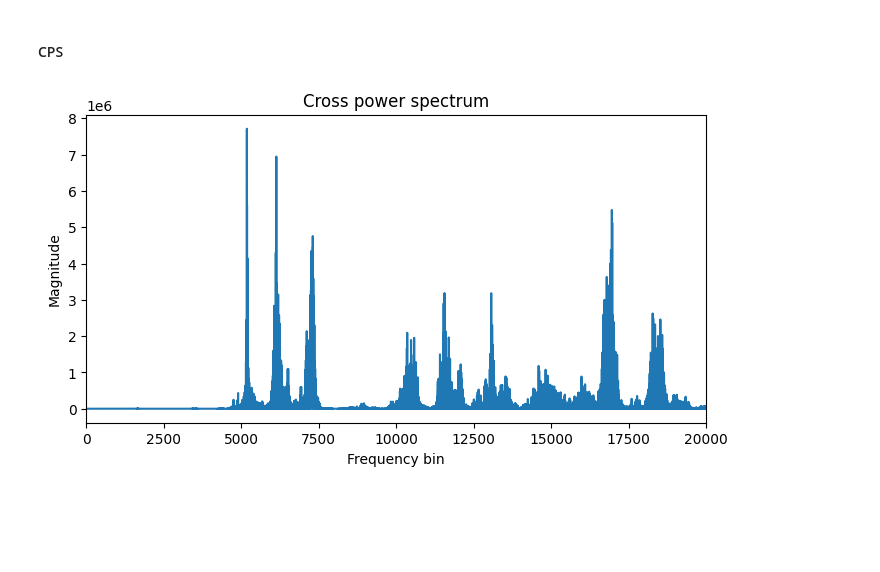
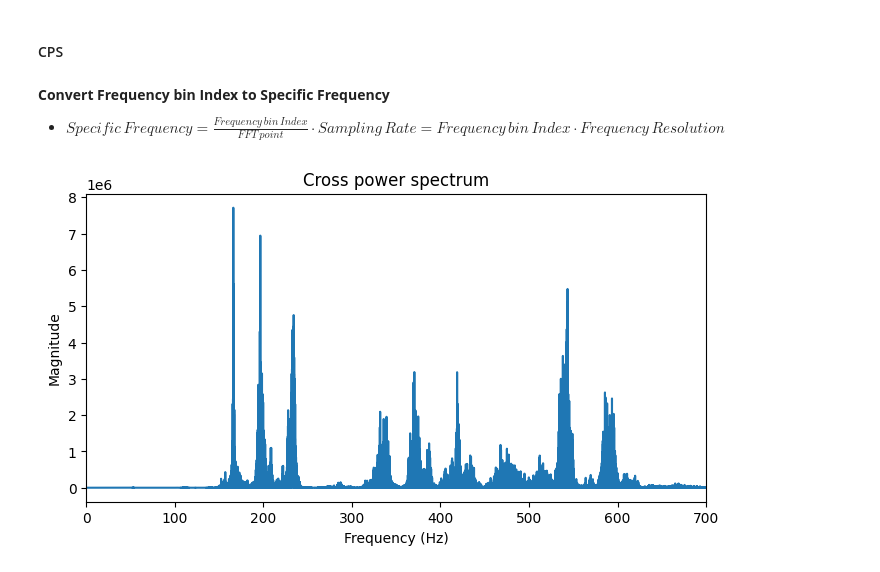
Before and after one commit to YuseonChoi/DoA-estimation, a Jupyter notebook: gcc-phat-frequency-analysis.ipynb, the cells around one changed output. Drawn from its saved outputs; the diff is of its cells as text; code cells hidden in the pictures; blank space fills up the shorter version.

Commit message:
edit GCC-PHAT frequency analysis

```diff
--- a/gcc-phat-frequency-analysis.ipynb
+++ b/gcc-phat-frequency-analysis.ipynb
@@ -94,13 +101,20 @@ plt.show()
 [figure]
 # %% [markdown]
 #### CPS
+# %% [markdown]
+**Convert Frequency bin Index to Specific Frequency**
+- $Specific \, Frequency = \frac{Frequency \, bin \, Index}{FFT \, point} \cdot Sampling \, Rate = Frequency \, bin \, Index \cdot Frequency \, Resolution$
+# %%
+# frequency array
+# n is 1017600, fft result is (1017600/2)+1=508801
+frequency = np.fft.rfftfreq(n, d=1/sr)
 # %%
 plt.figure(figsize=(8,4))
 plt.title("Cross power spectrum")
-plt.xlabel("Frequency bin")
+plt.xlabel("Frequency (Hz)")
 plt.ylabel("Magnitude")
-plt.xlim(0, 20000)
-plt.plot(np.abs(R))
+plt.xlim(0,700)
+plt.plot(frequency, np.abs(R))
 plt.show()
 # %% [output]
-[figure, old version]
+[figure, new version]
```
Also changed, not shown: parts of 3 cells of this notebook, 1 other file.
